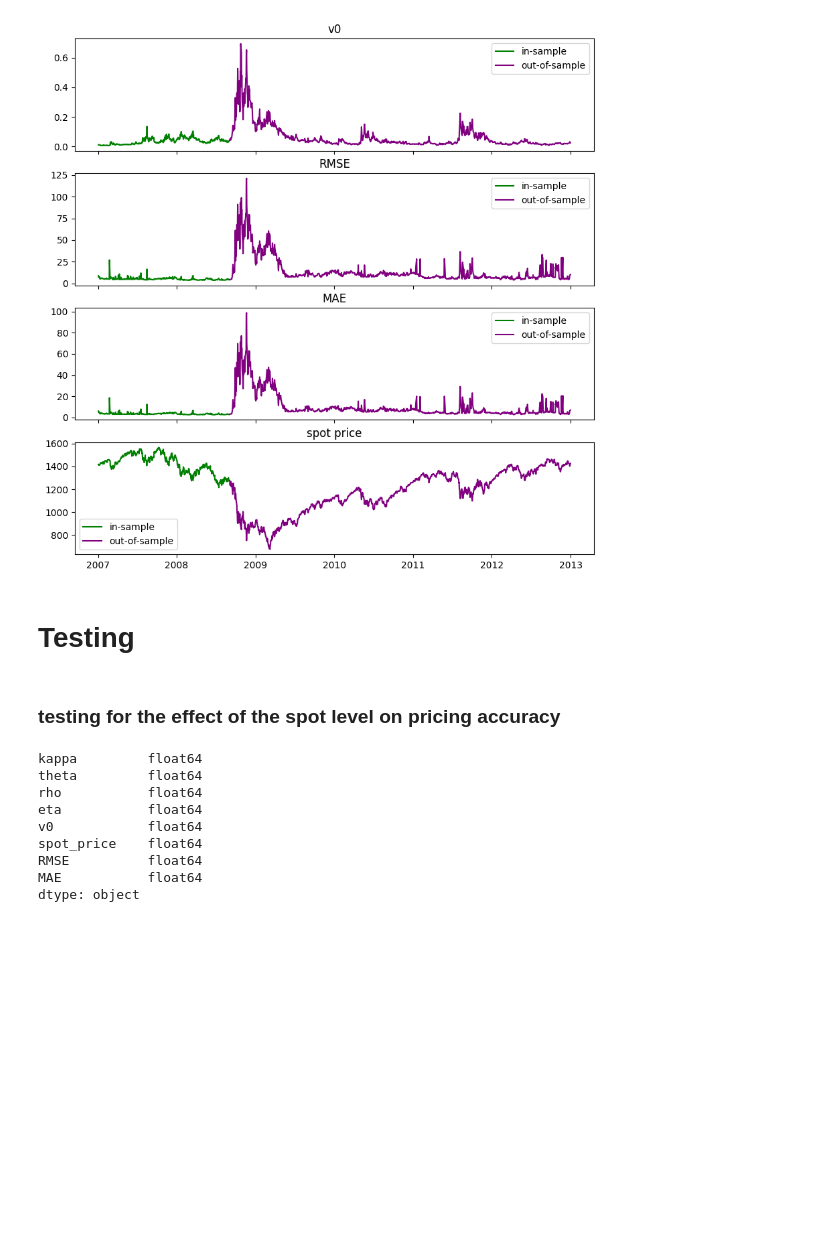
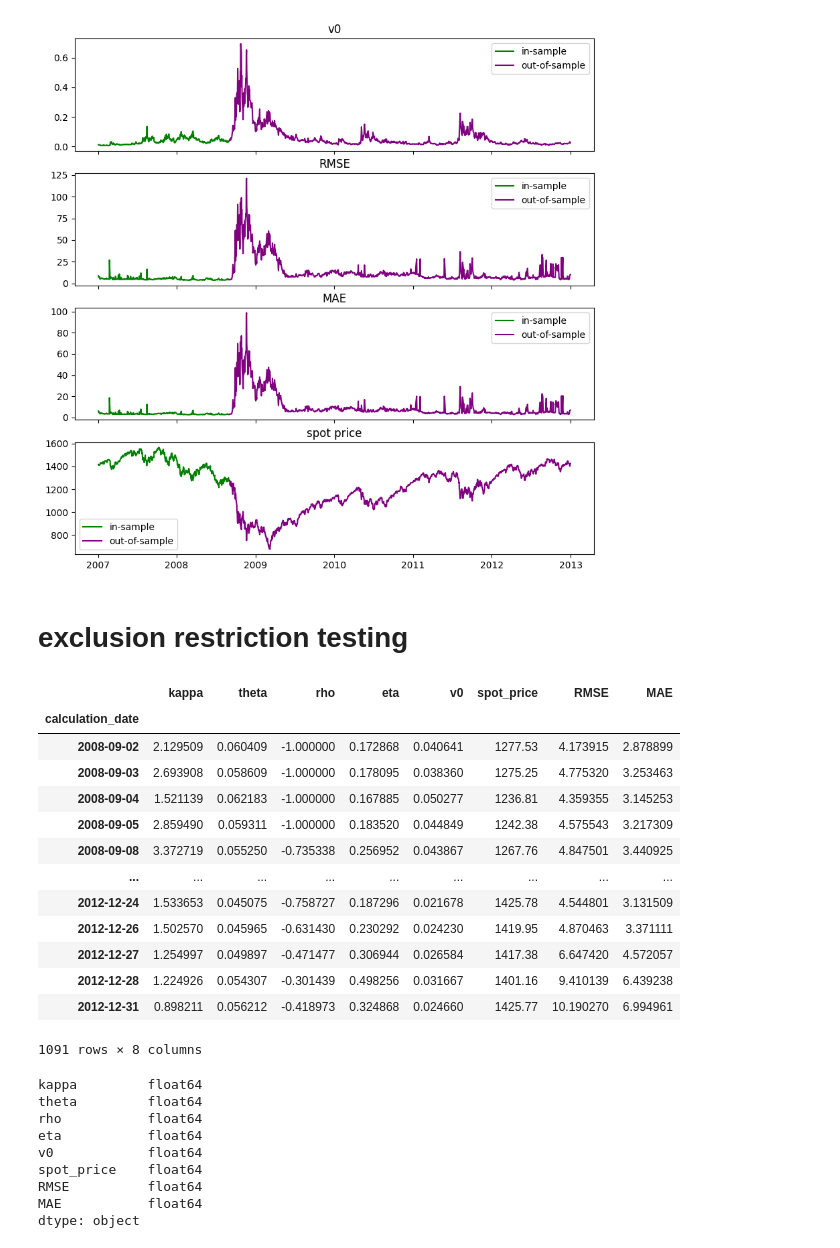
Before and after one commit to boomelage/machine-learning-option-pricing, a Jupyter notebook: trained_model_backtesting.ipynb, the cells around one changed output. Cells and saved outputs as stored; diff of their text form; code cells hidden in the pictures; blank space fills up the shorter version.

Commit message:
testing

```diff
--- a/trained_model_backtesting.ipynb
+++ b/trained_model_backtesting.ipynb
@@ -115,4 +153,2 @@ plt.show()
 # %% [output]
 [figure]
-# %% [markdown]
-# Testing
@@ -123,3 +155,23 @@ regression_data = test_plot
 # %% [markdown]
-### testing for the effect of the spot level on pricing accuracy
+# exclusion restriction testing
+# %%
+from sklearn.linear_model import LinearRegression
+import scipy.stats as stats
+regression_data = test_data[reg_cols].copy().drop_duplicates()
+regression_data
+# %% [output]
+|  | kappa | theta | rho | eta | v0 | spot_price | RMSE | MAE |
+| calculation_date |  |  |  |  |  |  |  |  |
+| 2008-09-02 | 2.129509 | 0.060409 | -1.000000 | 0.172868 | 0.040641 | 1277.53 | 4.173915 | 2.878899 |
+| 2008-09-03 | 2.693908 | 0.058609 | -1.000000 | 0.178095 | 0.038360 | 1275.25 | 4.775320 | 3.253463 |
+| 2008-09-04 | 1.521139 | 0.062183 | -1.000000 | 0.167885 | 0.050277 | 1236.81 | 4.359355 | 3.145253 |
+| 2008-09-05 | 2.859490 | 0.059311 | -1.000000 | 0.183520 | 0.044849 | 1242.38 | 4.575543 | 3.217309 |
+| 2008-09-08 | 3.372719 | 0.055250 | -0.735338 | 0.256952 | 0.043867 | 1267.76 | 4.847501 | 3.440925 |
+| ... | ... | ... | ... | ... | ... | ... | ... | ... |
+| 2012-12-24 | 1.533653 | 0.045075 | -0.758727 | 0.187296 | 0.021678 | 1425.78 | 4.544801 | 3.131509 |
+| 2012-12-26 | 1.502570 | 0.045965 | -0.631430 | 0.230292 | 0.024230 | 1419.95 | 4.870463 | 3.371111 |
+| 2012-12-27 | 1.254997 | 0.049897 | -0.471477 | 0.306944 | 0.026584 | 1417.38 | 6.647420 | 4.572057 |
+| 2012-12-28 | 1.224926 | 0.054307 | -0.301439 | 0.498256 | 0.031667 | 1401.16 | 9.410139 | 6.439238 |
+| 2012-12-31 | 0.898211 | 0.056212 | -0.418973 | 0.324868 | 0.024660 | 1425.77 | 10.190270 | 6.994961 |
+1091 rows × 8 columns
 # %%
```
Also changed, not shown: parts of 19 cells of this notebook.
